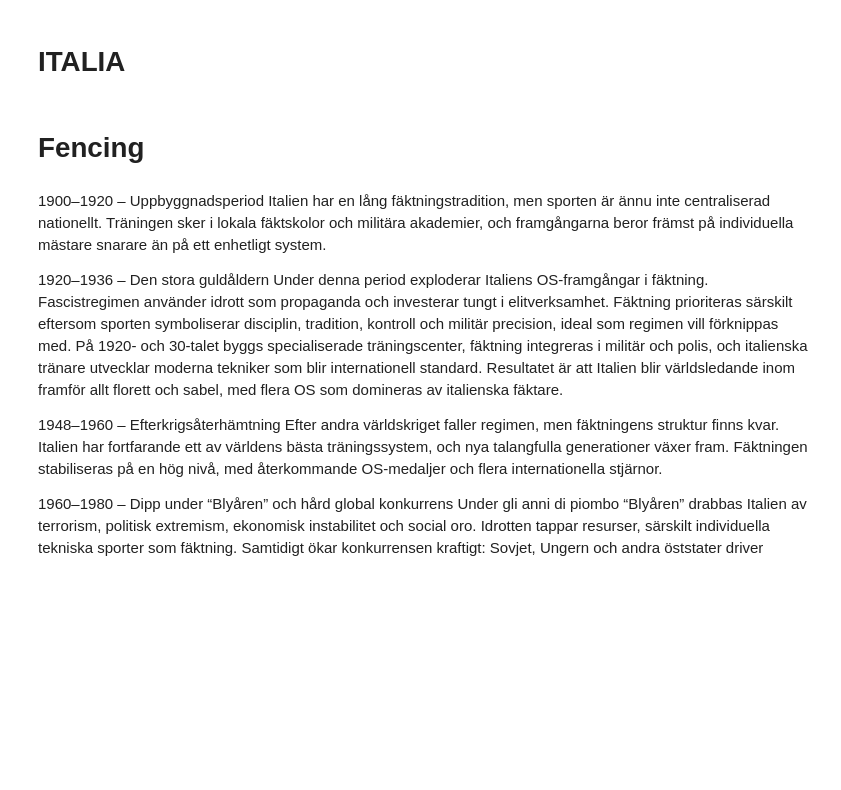
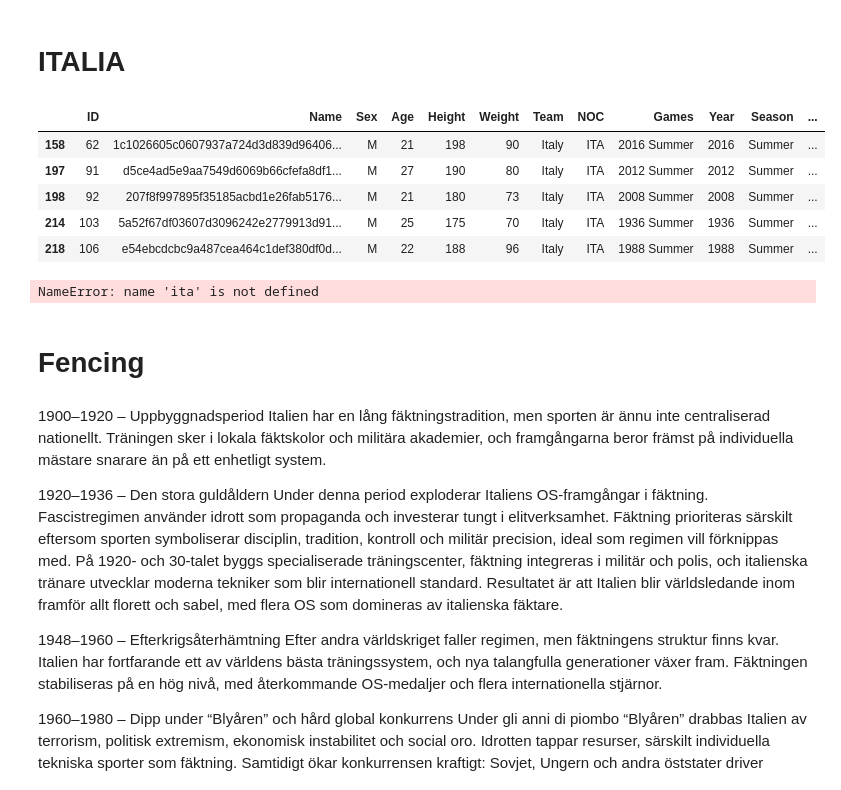
Before and after one commit to Aggisimov/Grupparbete_Italy, a Jupyter notebook: grupparbete.ipynb, the cells around one changed output. Drawn from its saved outputs; the diff is of its cells as text; code cells hidden in the pictures; blank space fills up the shorter version.

```diff
--- a/grupparbete.ipynb
+++ b/grupparbete.ipynb
@@ -27,16 +45,23 @@ print(df['Age'].mean())
 # %%
 # Anonymisera namn med SHA-256
 df["Name"] = df["Name"].apply(
     lambda x: hashlib.sha256(str(x).encode()).hexdigest()
 )
 
 # Fyll tomma medaljer med "None" = ingen medalj
 df["Medal"] = df["Medal"].fillna("None")
 
 
-ita = df[df["NOC"] == "ITA"].copy()
+italydf_anon = df[df["NOC"] == "ITA"].copy()
 
-ita.head()
+italydf_anon.head()
+# %% [output]
+|  | ID | Name | Sex | Age | Height | Weight | Team | NOC | Games | Year | Season | ... |
+| 158 | 62 | 1c1026605c0607937a724d3d839d96406... | M | 21 | 198 | 90 | Italy | ITA | 2016 Summer | 2016 | Summer | ... |
+| 197 | 91 | d5ce4ad5e9aa7549d6069b66cfefa8df1... | M | 27 | 190 | 80 | Italy | ITA | 2012 Summer | 2012 | Summer | ... |
+| 198 | 92 | 207f8f997895f35185acbd1e26fab5176... | M | 21 | 180 | 73 | Italy | ITA | 2008 Summer | 2008 | Summer | ... |
+| 214 | 103 | 5a52f67df03607d3096242e2779913d91... | M | 25 | 175 | 70 | Italy | ITA | 1936 Summer | 1936 | Summer | ... |
+| 218 | 106 | e54ebcdcbc9a487cea464c1def380df0d... | M | 22 | 188 | 96 | Italy | ITA | 1988 Summer | 1988 | Summer | ... |
 # %%
 # Top 10 sporter där Italien tagit flest medaljer
 
@@ -126,6 +188,8 @@ fig = px.line(
     markers=True
 )
 fig.show()
+# %% [output]
+NameError: name 'ita' is not defined
 # %%
 # Histogram över åldrar för italienska
 
```
Also changed, not shown: parts of 11 cells of this notebook.
